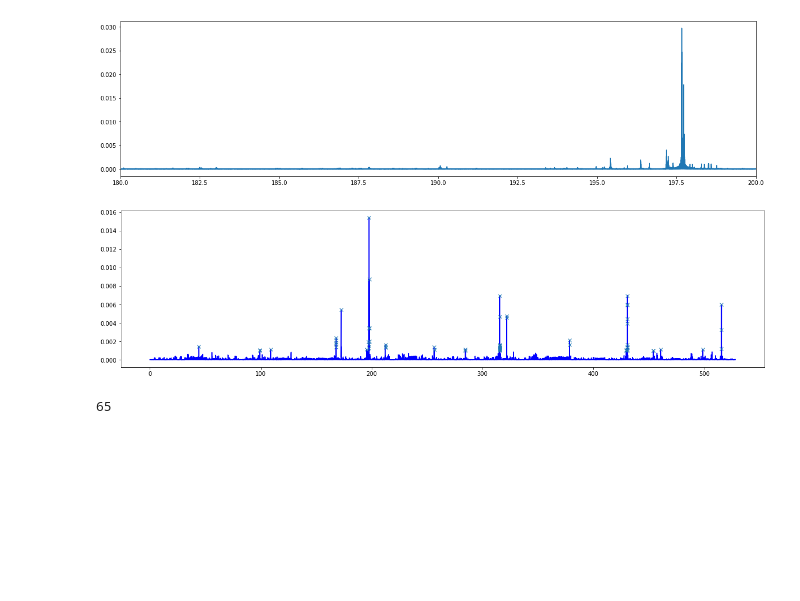
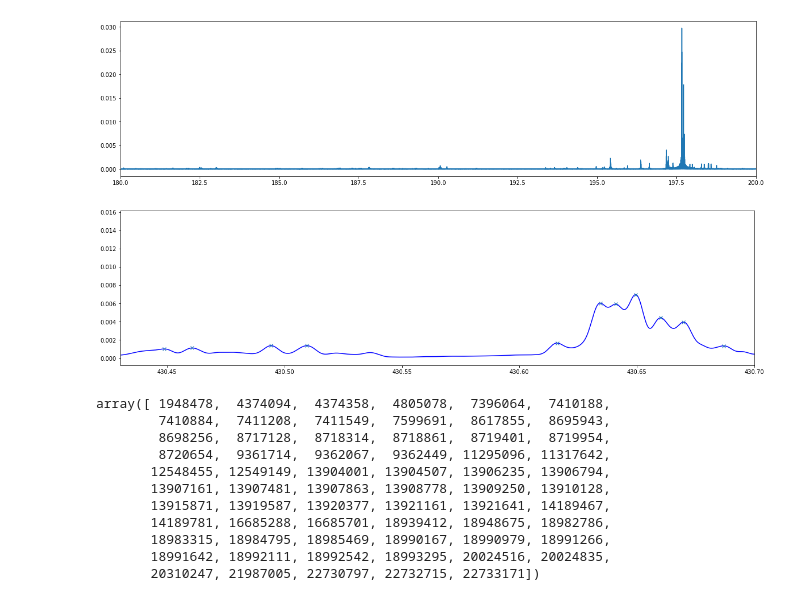
Before and after one commit to james-bole-pan/Xenopus_signal_processing, a Jupyter notebook: Noise_Filtering.ipynb, the cells around one changed output. Cells and saved outputs as stored; diff of their text form; code cells hidden in the pictures; blank space fills up the shorter version.

Commit message:
defined the noise filtering function

```diff
--- a/Noise_Filtering.ipynb
+++ b/Noise_Filtering.ipynb
@@ -77,15 +78,25 @@ plt.show()
 [figure]
 # %%
 #identify peaks
-noise_peaks, _ = scipy.signal.find_peaks(noise_smoothed,height=0.001,distance=100)
+noise_peaks, _ = scipy.signal.find_peaks(noise_smoothed,height=0.001)
 plt.figure(figsize=(20,5))
 plt.plot(x_time,noise_smoothed,color = "blue")
 plt.plot(x_time[noise_peaks],noise_smoothed[noise_peaks],'x')
-#plt.xlim(4,5)
+plt.xlim(430.43,430.7)
 plt.show()
 # %% [output]
-[figure, old version]
+[figure, new version]
-# %%
-len(noise_peaks)
-# %% [output]
-65
+# %%
+noise_peaks
+# %% [output]
+array([ 1948478,  4374094,  4374358,  4805078,  7396064,  7410188,
+        7410884,  7411208,  7411549,  7599691,  8617855,  8695943,
+        8698256,  8717128,  8718314,  8718861,  8719401,  8719954,
+        8720654,  9361714,  9362067,  9362449, 11295096, 11317642,
+       12548455, 12549149, 13904001, 13904507, 13906235, 13906794,
+       13907161, 13907481, 13907863, 13908778, 13909250, 13910128,
+       13915871, 13919587, 13920377, 13921161, 13921641, 14189467,
+       14189781, 16685288, 16685701, 18939412, 18948675, 18982786,
+       18983315, 18984795, 18985469, 18990167, 18990979, 18991266,
+       18991642, 18992111, 18992542, 18993295, 20024516, 20024835,
+       20310247, 21987005, 22730797, 22732715, 22733171])
```
Also changed, not shown: parts of 6 cells of this notebook.
